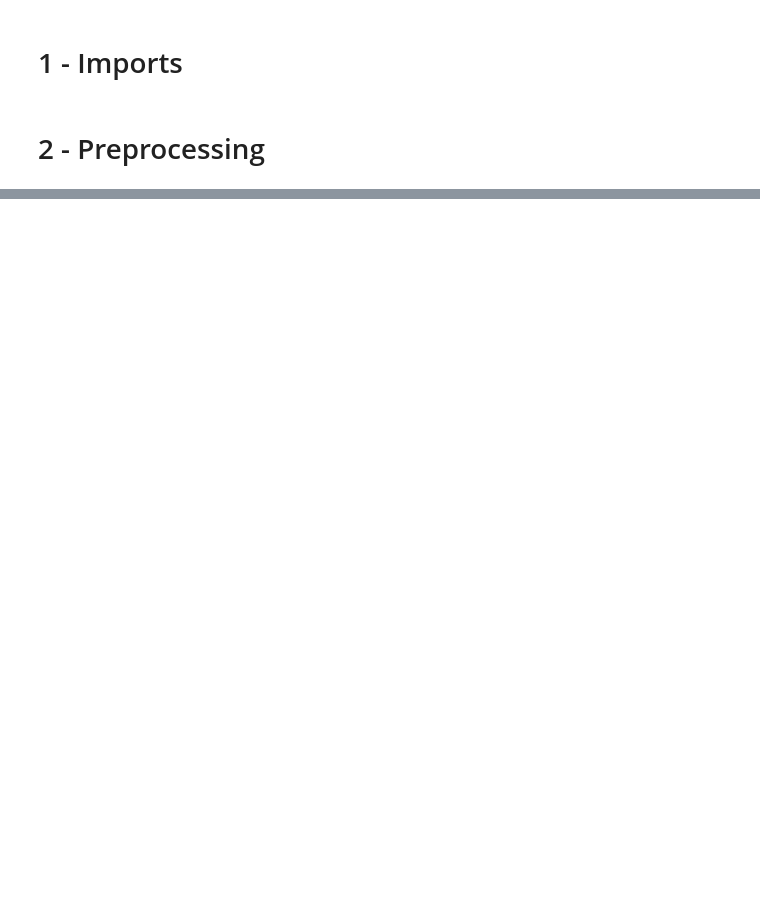
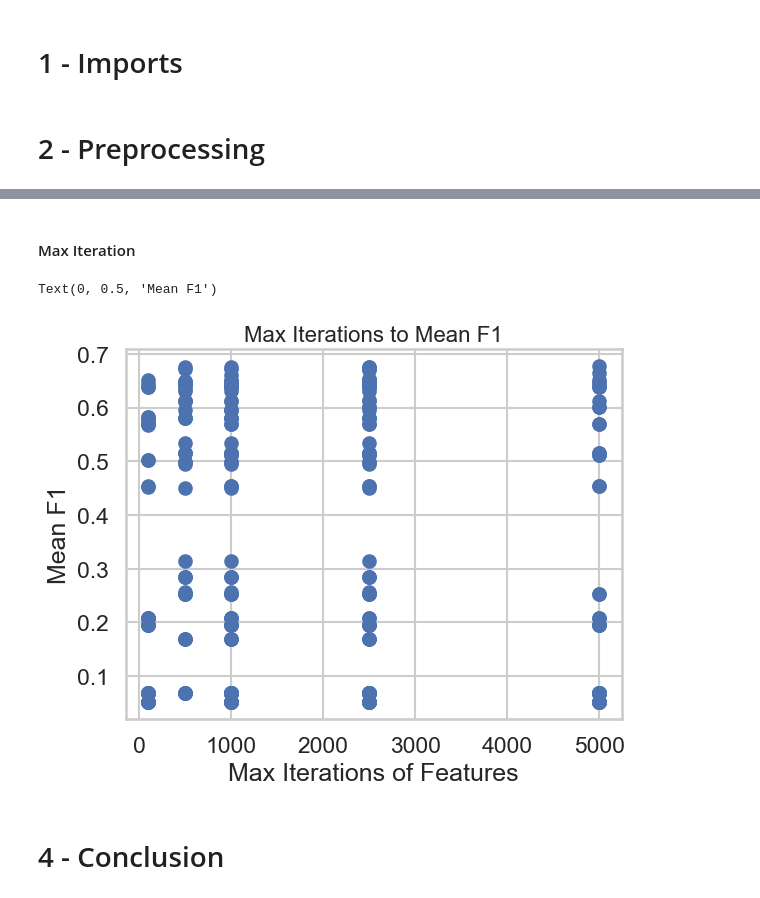
Before and after one commit to hippograndet/country_risk_rating, a Jupyter notebook: notebooks/expirements/LR_Hyper_Parameters.ipynb, the cells around one changed output, grey strips where cells are left out. Saved outputs shown, nothing was run; the diff lists cells and outputs as text; code cells hidden in the pictures; blank space fills up the shorter version.

```diff
--- a/notebooks/expirements/LR_Hyper_Parameters.ipynb
+++ b/notebooks/expirements/LR_Hyper_Parameters.ipynb
@@ -372,0 +334,12 @@ MLflow run_id: 19e7ce582e774588a933156a2aadfff2
+# %% [markdown]
+#### Max Iteration
+# %%
+plt.scatter(df['max_iter'], df['cv_mean_f1'])
+plt.title('Max Iterations to Mean F1', fontsize=16)
+plt.xlabel('Max Iterations of Features')
+plt.ylabel('Mean F1')
+# %% [output]
+Text(0, 0.5, 'Mean F1')
+[figure, added]
+# %% [markdown]
+# 4 - Conclusion
```
Also changed, not shown: parts of 55 cells of this notebook, 18 other files.
